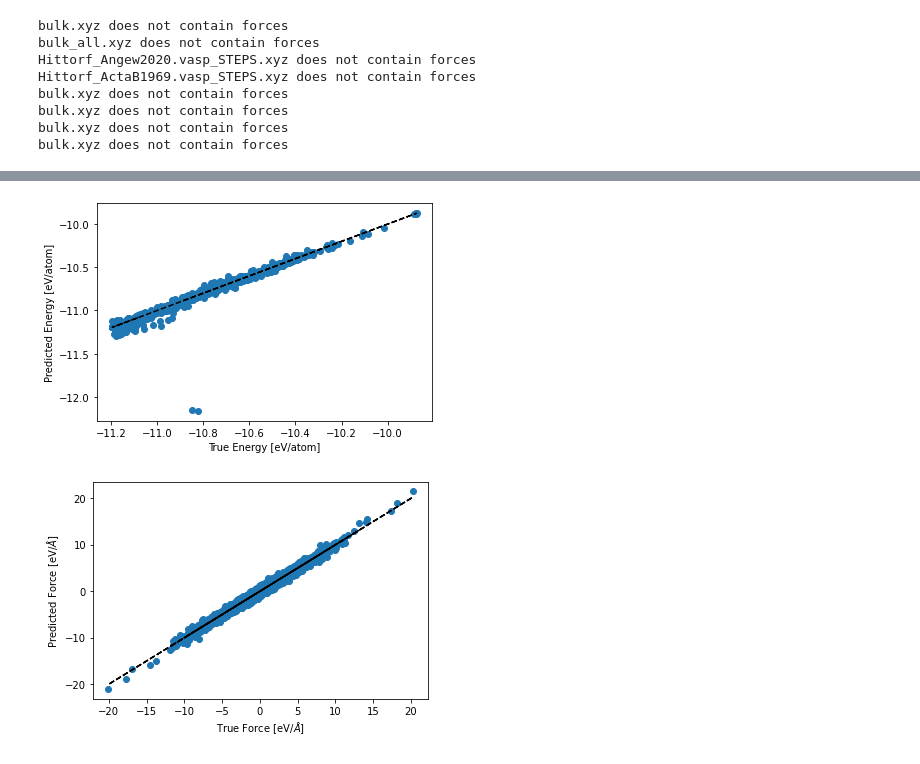
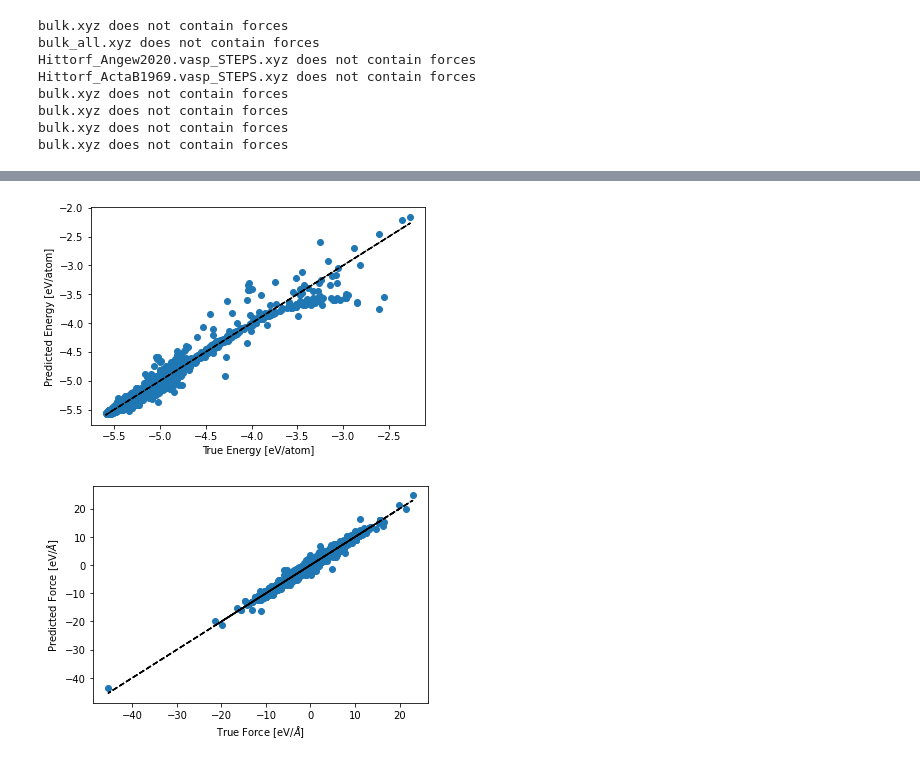
Before and after one commit to ClaudioZeni/Castle, a Jupyter notebook: notebooks/Active_learning.ipynb, the cells around one changed output, grey strips where cells are left out. Cells and saved outputs as stored; diff of their text form; code cells hidden in the pictures.

```diff
--- a/notebooks/Active_learning.ipynb
+++ b/notebooks/Active_learning.ipynb
@@ -46,15 +51,15 @@ bulk.xyz does not contain forces
 bulk.xyz does not contain forces
 bulk.xyz does not contain forces
 # %%
-species = 'W'
+species = 'P'
 N = 4
 maxdeg = 12
 rcut = rcuts[species]
-force_name = 'force'
+force_name = 'forces'
 energy_name = 'energy'
 e_noise = 1e-8
 f_noise = 1e-8
-root = f"/home/claudio/data/{species}/"
+root = f"/home/claudio/postdoc/data/{species}/"
 
 # tr_features, val_features = utils.extract_features(root, "train.xyz", "test.xyz",
 #                                                    N=N, maxdeg=maxdeg, rcut=rcut, force_name=force_name,
@@ -120,0 +154,19 @@ MAE=0.012 RMSE=0.015 SUP=0.060 R2=0.995
+# %%
+model_lin.update_from_features(val_features_, e_val_, f_val_)# evaluate its performances
+%time predictions = model_lin.predict_from_features(val_features_, forces=True)
+ep = predictions['energy']
+fp = predictions['forces']
+print_score(ep/nat_val_, e_val_/nat_val_)
+print_score(fp.flatten(), f_val_.flatten())
+
+plt.scatter(e_val_/nat_val_, ep/nat_val_)
+plt.plot(e_val_/nat_val_, e_val_/nat_val_, 'k--')
+plt.xlabel("True Energy [eV/atom]")
+plt.ylabel("Predicted Energy [eV/atom]")
+plt.show()
+
+plt.scatter(f_val_, fp)
+plt.plot(f_val_, f_val_, 'k--')
+plt.xlabel("True Force [eV/$\AA$]")
+plt.ylabel("Predicted Force [eV/$\AA$]")
+plt.show()
@@ -180,19 +254,19 @@ MAE=0.128 RMSE=0.190 SUP=3.525 R2=0.983
 # %%
-model_ens.update_from_features(val_features, ep, fp)# evaluate its performances
-%time predictions = model_ens.predict_from_features(val_features, forces=True)
+model_ens.update_from_features(val_features_, e_val_, f_val_)# evaluate its performances
+%time predictions = model_ens.predict_from_features(val_features_, forces=True)
 ep = predictions['energy']
 fp = predictions['forces']
-print_score(ep/nat_val, e_val/nat_val)
-print_score(fp.flatten(), f_val.flatten())
+print_score(ep/nat_val_, e_val_/nat_val_)
+print_score(fp.flatten(), f_val_.flatten())
 
-plt.scatter(e_val/nat_val, ep/nat_val)
-plt.plot(e_val/nat_val, e_val/nat_val, 'k--')
+plt.scatter(e_val_/nat_val_, ep/nat_val_)
+plt.plot(e_val_/nat_val_, e_val_/nat_val_, 'k--')
 plt.xlabel("True Energy [eV/atom]")
 plt.ylabel("Predicted Energy [eV/atom]")
 plt.show()
 
-plt.scatter(f_val, fp)
-plt.plot(f_val, f_val, 'k--')
+plt.scatter(f_val_, fp)
+plt.plot(f_val_, f_val_, 'k--')
 plt.xlabel("True Force [eV/$\AA$]")
 plt.ylabel("Predicted Force [eV/$\AA$]")
 plt.show()
@@ -204,2 +278,2 @@ MAE=0.130 RMSE=0.192 SUP=2.101 R2=0.984
-[figure, old version]
+[figure, new version]
-[figure, old version]
+[figure, new version]
```
Also changed, not shown: parts of 17 cells of this notebook, 2 other files.
